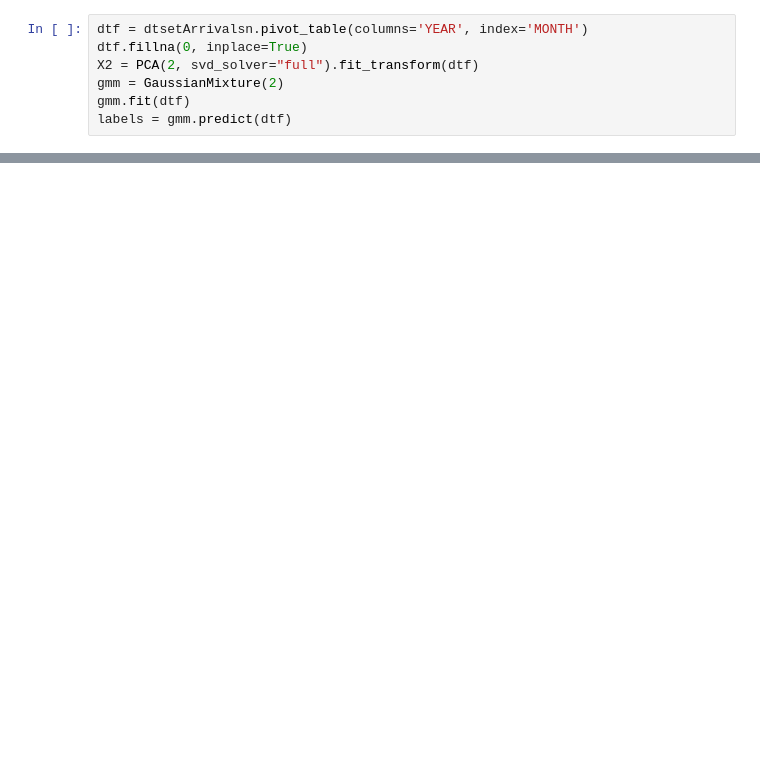
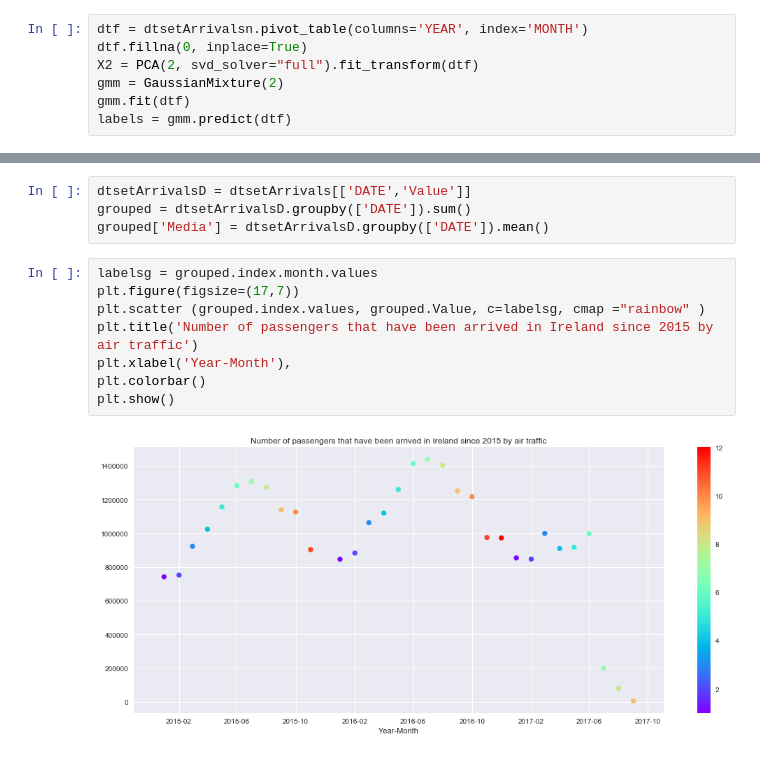
Before and after one commit to felipeferraz14/airtraffic, a Jupyter notebook: airtraffic.ipynb, the cells around one changed output, grey strips where cells are left out. Saved outputs shown, nothing was run; the diff lists cells and outputs as text; blank space fills up the shorter version.

```diff
--- a/airtraffic.ipynb
+++ b/airtraffic.ipynb
@@ -282,0 +112,14 @@ plt.colorbar();
+# %%
+dtsetArrivalsD = dtsetArrivals[['DATE','Value']]
+grouped = dtsetArrivalsD.groupby(['DATE']).sum()
+grouped['Media'] = dtsetArrivalsD.groupby(['DATE']).mean()
+# %%
+labelsg = grouped.index.month.values
+plt.figure(figsize=(17,7))
+plt.scatter (grouped.index.values, grouped.Value, c=labelsg, cmap ="rainbow" )
+plt.title('Number of passengers that have been arrived in Ireland since 2015 by air traffic')
+plt.xlabel('Year-Month'),
+plt.colorbar()
+plt.show()
+# %% [output]
+[figure, added]
```
Also changed, not shown: parts of 59 cells of this notebook.
